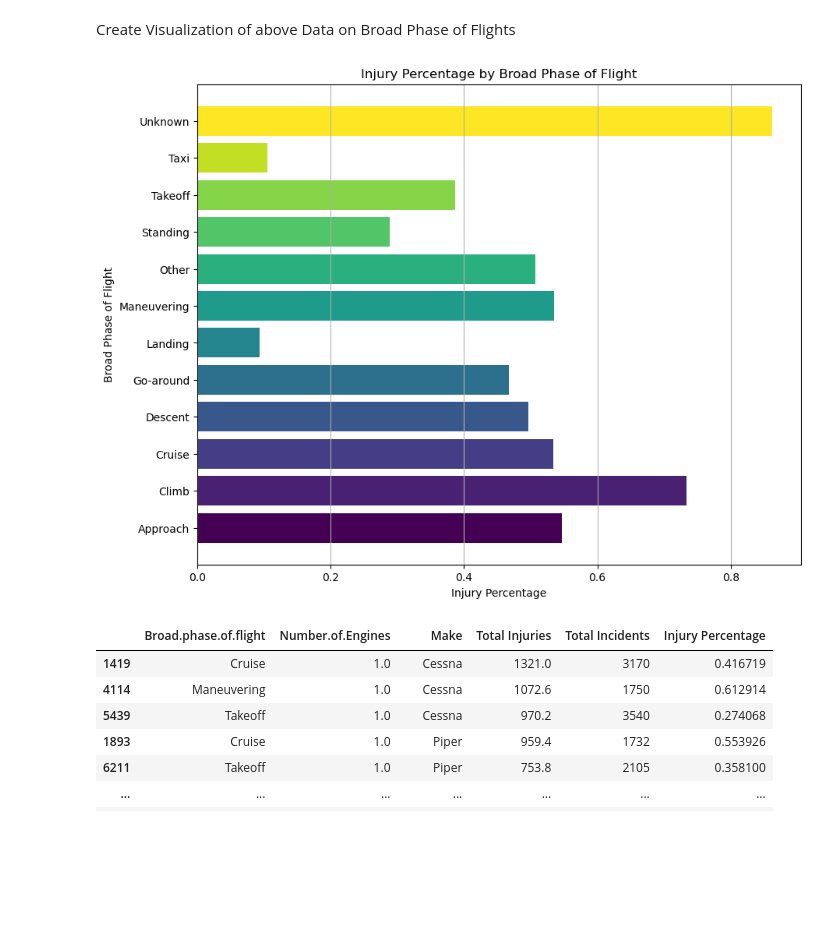
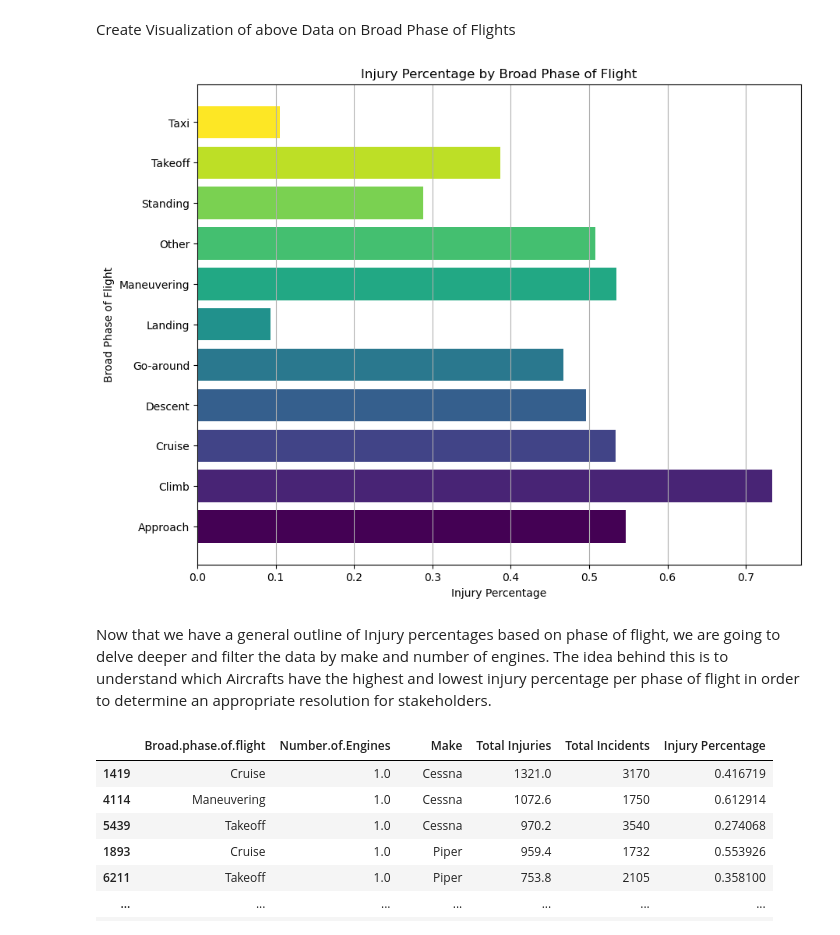
Before and after one commit to nealiyer88/Aviation-Data, a Jupyter notebook: student.ipynb, the cells around one changed output. Saved outputs shown, nothing was run; the diff lists cells and outputs as text; code cells hidden in the pictures; blank space fills up the shorter version.

```diff
--- a/student.ipynb
+++ b/student.ipynb
@@ -424,22 +424,26 @@ Create Visualization of above Data on Broad Phase of Flights
 # %%
 import numpy as np
 
+filtered_num_phase = num_phase[num_phase['Broad.phase.of.flight'] != 'Unknown']
+
 # Color
-num_colors = len(num_phase['Broad.phase.of.flight'])
+num_colors = len(filtered_num_phase['Broad.phase.of.flight'])
 colors = plt.cm.viridis(np.linspace(0, 1, num_colors))
 
 # Plotting
 plt.figure(figsize=(10, 8))
-bar = plt.barh(num_phase['Broad.phase.of.flight'], num_phase['Injury Percentage'], color=colors)
+bar = plt.barh(filtered_num_phase['Broad.phase.of.flight'], filtered_num_phase['Injury Percentage'], color=colors)
 plt.xlabel('Injury Percentage')
 plt.ylabel('Broad Phase of Flight')
 plt.title('Injury Percentage by Broad Phase of Flight')
 plt.grid(axis='x')
 
 # Show
 plt.show()
 # %% [output]
-[figure, old version]
+[figure, new version]
+# %% [markdown]
+Now that we have a general outline of Injury percentages based on phase of flight, we are going to delve deeper and filter the data by make and number of engines.  The idea behind this is to understand which Aircrafts have the highest and lowest injury percentage per phase of flight in order to determine an appropriate resolution for stakeholders.
 # %%
 # Group by specified columns and aggregate Total Injuries
 phase_counts = planes_df.groupby(['Broad.phase.of.flight', 'Number.of.Engines', 'Make'])['Total Injuries'].agg(['sum', 'count']).reset_index()
```
Also changed, not shown: parts of 6 cells of this notebook.
